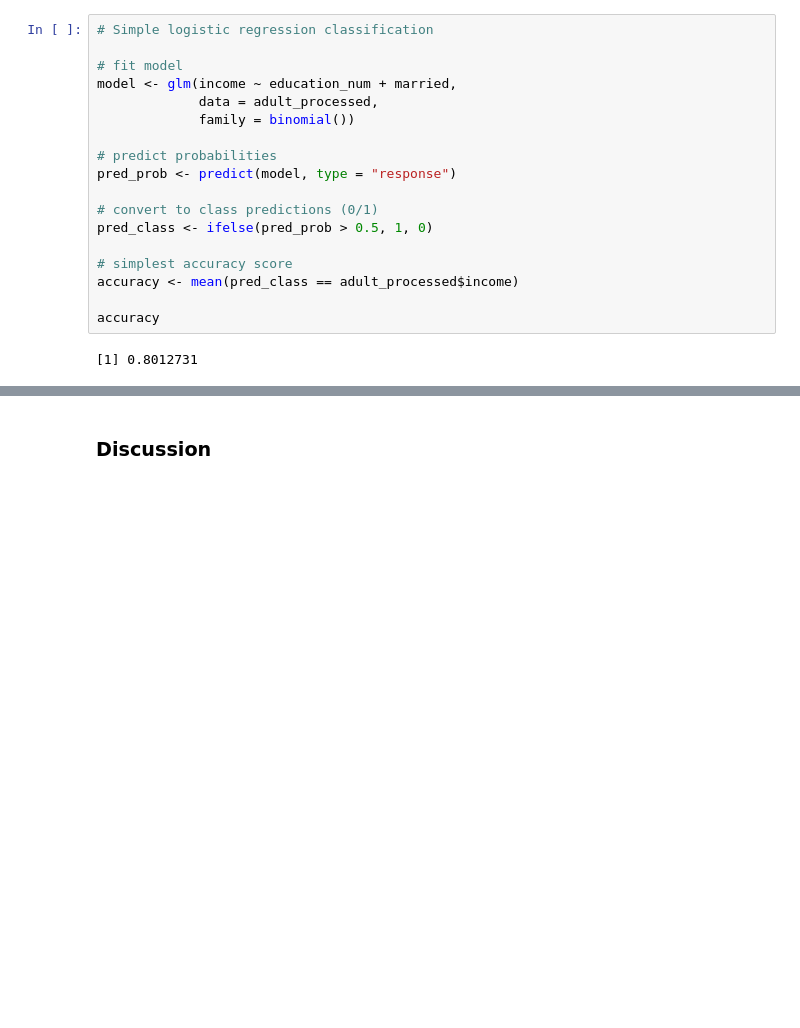
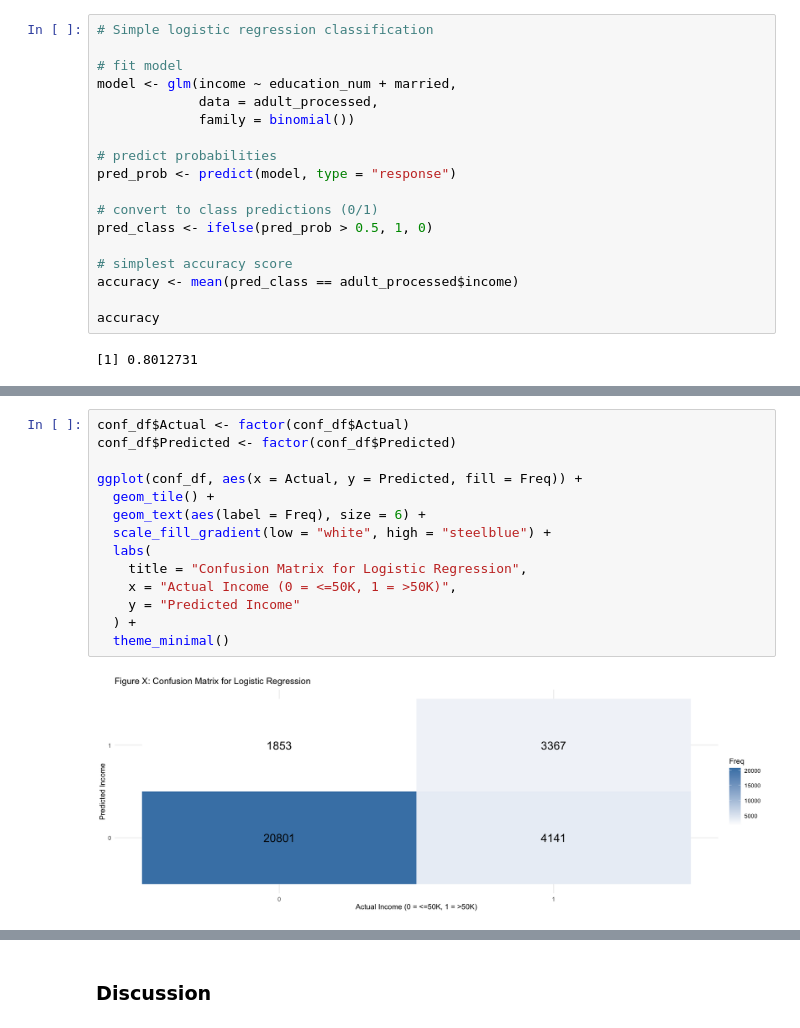
Before and after one commit to UBC-DSCI-310-2025W2/dsci-310-group-12, a Jupyter notebook: salary_analysis.ipynb, the cells around one changed output, grey strips where cells are left out. Saved outputs shown, nothing was run; the diff lists cells and outputs as text; blank space fills up the shorter version.

Commit message:
Add confusion matrix and ROC curve visualizations

```diff
--- a/salary_analysis.ipynb
+++ b/salary_analysis.ipynb
@@ -236 +232,17 @@ Warning message:
 [figure]
+# %%
+conf_df$Actual <- factor(conf_df$Actual)
+conf_df$Predicted <- factor(conf_df$Predicted)
+
+ggplot(conf_df, aes(x = Actual, y = Predicted, fill = Freq)) +
+  geom_tile() +
+  geom_text(aes(label = Freq), size = 6) +
+  scale_fill_gradient(low = "white", high = "steelblue") +
+  labs(
+    title = "Confusion Matrix for Logistic Regression",
+    x = "Actual Income (0 = <=50K, 1 = >50K)",
+    y = "Predicted Income"
+  ) +
+  theme_minimal()
+# %% [output]
+[figure, added]
```
Also changed, not shown: parts of 4 cells of this notebook.
